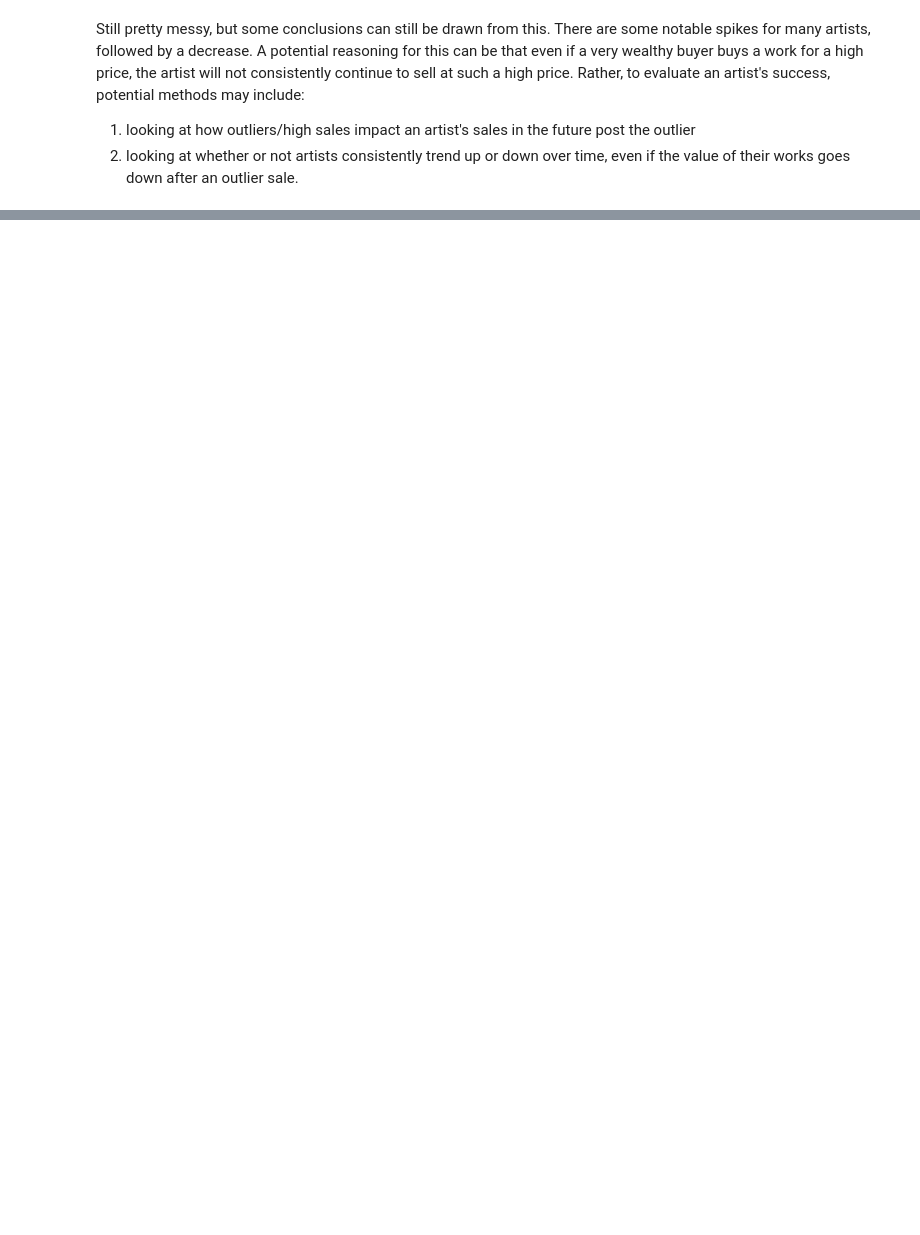
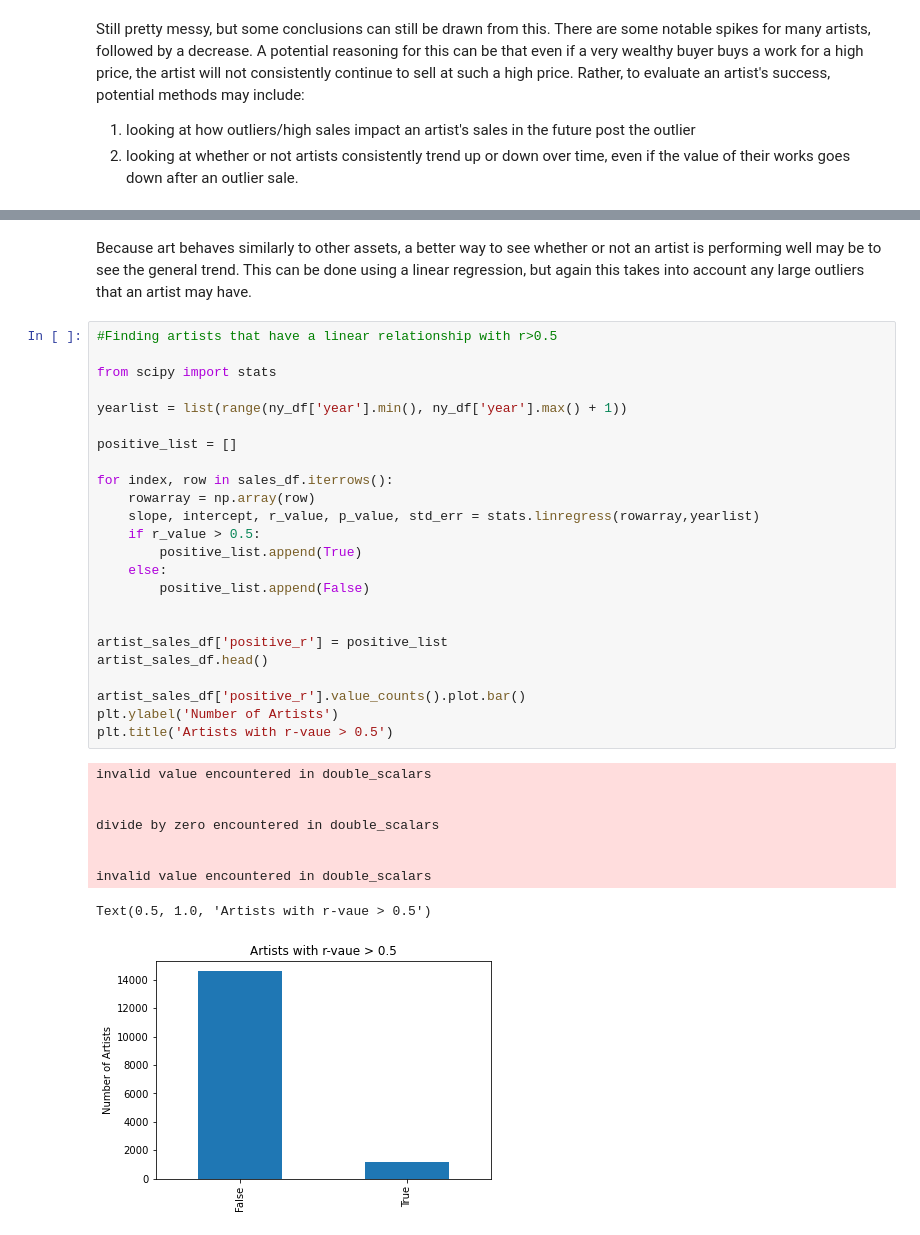
Before and after one commit to alchemicHen/art_project_november, a Jupyter notebook: art_eda.ipynb, the cells around one changed output, grey strips where cells are left out. Drawn from its saved outputs; the diff is of its cells as text; blank space fills up the shorter version.

```diff
--- a/art_eda.ipynb
+++ b/art_eda.ipynb
@@ -271,0 +292,36 @@ avg_test
+# %% [markdown]
+Because art behaves similarly to other assets, a better way to see whether or not an artist is performing well may be to see the general trend. This can be done using a linear regression, but again this takes into account any large outliers that an artist may have.
+# %%
+#Finding artists that have a linear relationship with r>0.5
+
+from scipy import stats
+
+yearlist = list(range(ny_df['year'].min(), ny_df['year'].max() + 1))
+
+positive_list = []
+
+for index, row in sales_df.iterrows():
+    rowarray = np.array(row)
+    slope, intercept, r_value, p_value, std_err = stats.linregress(rowarray,yearlist)
+    if r_value > 0.5:
+        positive_list.append(True)
+    else:
+        positive_list.append(False)
+
+
+artist_sales_df['positive_r'] = positive_list
+artist_sales_df.head()
+
+artist_sales_df['positive_r'].value_counts().plot.bar()
+plt.ylabel('Number of Artists')
+plt.title('Artists with r-vaue > 0.5')
+# %% [output]
+invalid value encountered in double_scalars
+
+
+divide by zero encountered in double_scalars
+
+
+invalid value encountered in double_scalars
+Text(0.5, 1.0, 'Artists with r-vaue > 0.5')
+[figure, added]
```
Also changed, not shown: parts of 13 cells of this notebook, 1 other file.
